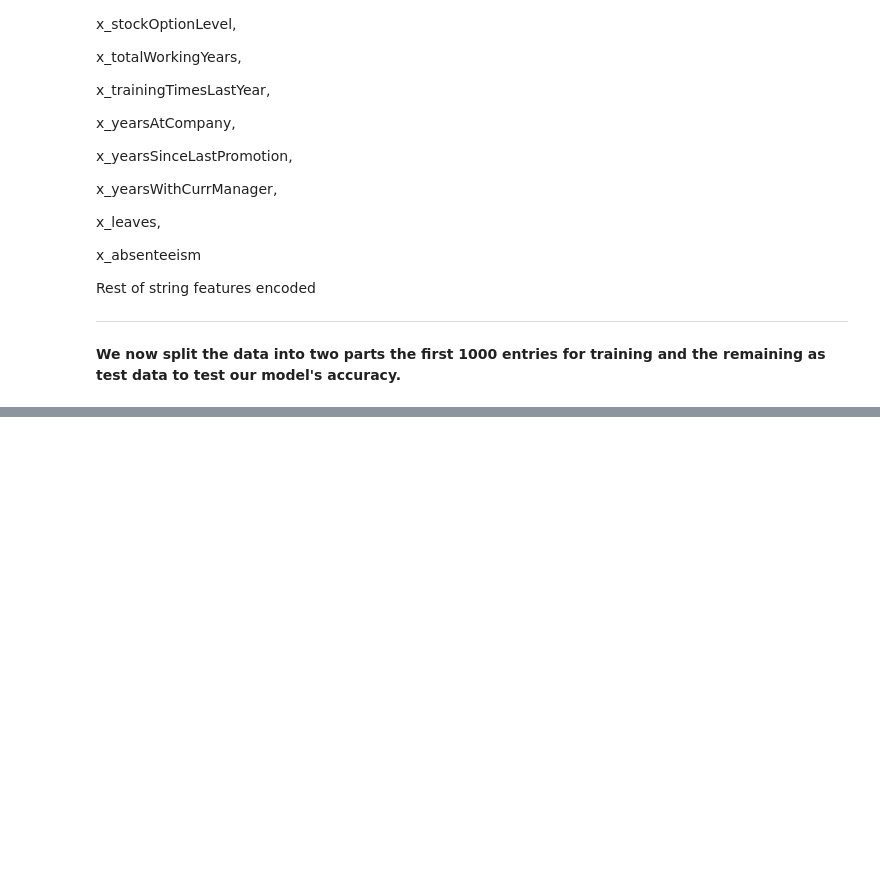
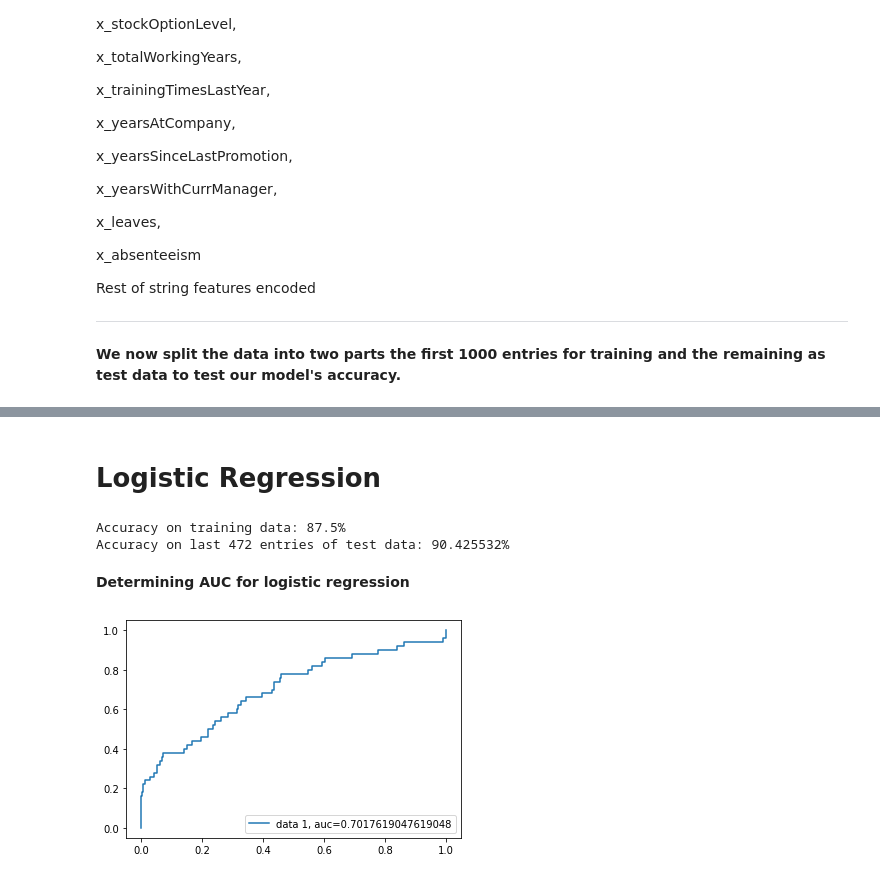
Before and after one commit to ashinsabu/attrition-classification, a Jupyter notebook: Atrrition Classification.ipynb, the cells around one changed output, grey strips where cells are left out. Cells and saved outputs as stored; diff of their text form; code cells hidden in the pictures; blank space fills up the shorter version.

Commit message:
Added logistic regression and random forest classifier predictors

```diff
--- a/Atrrition Classification.ipynb
+++ b/Atrrition Classification.ipynb
@@ -245,3 +245,9 @@ Rest of string features encoded
 # %%
 trainData = finalData[:1000]
 testData = finalData[1000:]
+
+train_x = trainData[:,1:]
+train_y = trainData[:,0]
+
+test_x = testData[:,1:]
+test_y = testData[:,0]
@@ -247,0 +262,25 @@ testData = finalData[1000:]
+# %% [markdown]
+# **Logistic Regression**
+# %%
+from sklearn.linear_model import LogisticRegression
+LR = LogisticRegression(random_state=0, solver='lbfgs', multi_class='ovr', max_iter = 2000).fit(train_x, train_y)
+# %%
+print("Accuracy on training data: {}% ".format(round(LR.score(train_x,train_y),8)*100))
+print("Accuracy on last 472 entries of test data: {}% " .format(round(LR.score(test_x,test_y), 8)*100))
+# %% [output]
+Accuracy on training data: 87.5%
+Accuracy on last 472 entries of test data: 90.425532%
+# %% [markdown]
+**Determining AUC for logistic regression**
+# %%
+from sklearn import metrics
+import matplotlib.pyplot as plt
+
+y_pred_proba = LR.predict_proba(test_x)[::,1]
+fpr, tpr, _ = metrics.roc_curve(test_y,  y_pred_proba)
+auc = metrics.roc_auc_score(test_y, y_pred_proba)
+plt.plot(fpr,tpr,label="data 1, auc="+str(auc))
+plt.legend(loc=4)
+plt.show()
+# %% [output]
+[figure, added]
```
Also changed, not shown: parts of 10 cells of this notebook.
